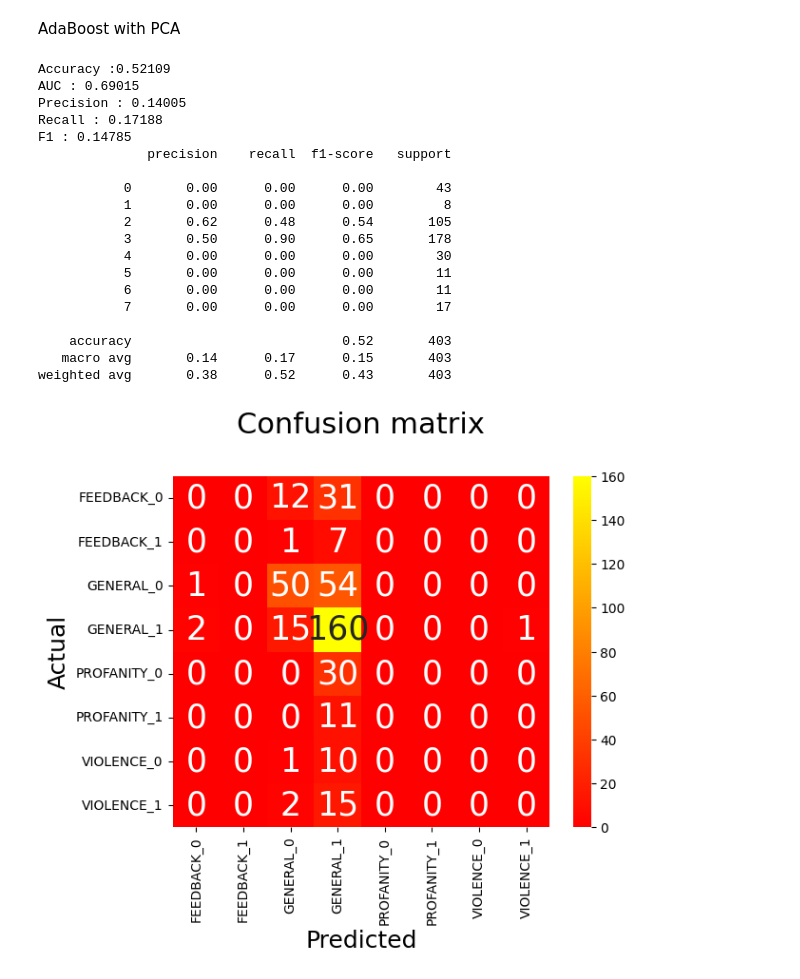
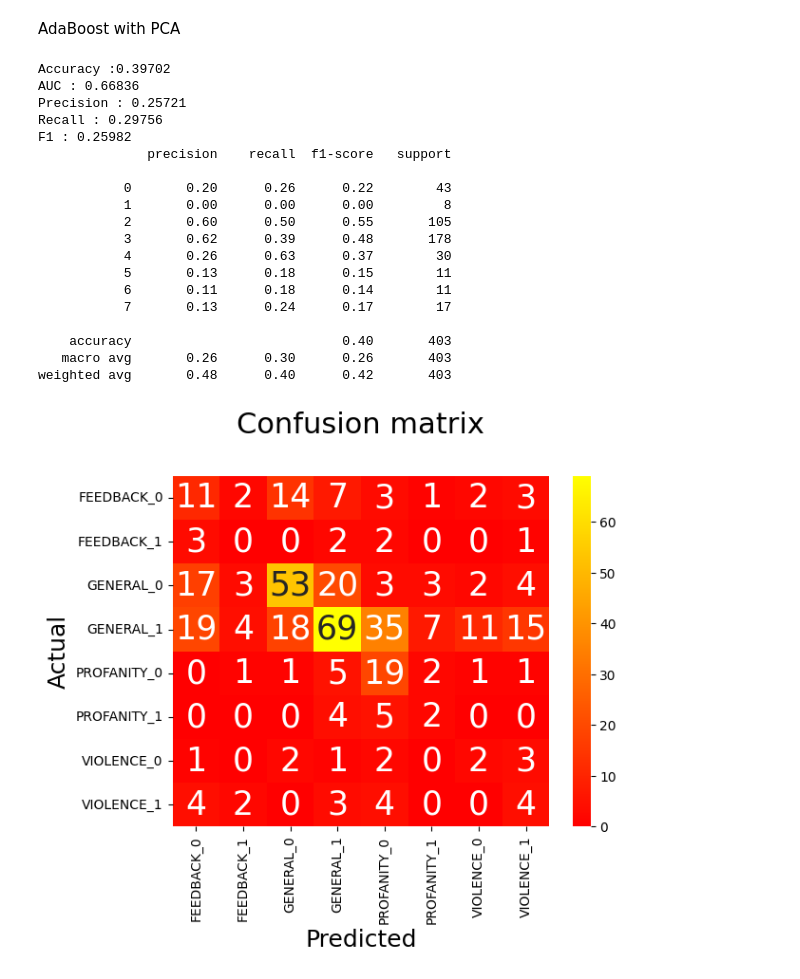
Before and after one commit to angeltamang123/Nepali-Hate-Sentiment-Detection, a Jupyter notebook: Project/Playground/Model_training_v2.ipynb, the cells around one changed output. Drawn from its saved outputs; the diff is of its cells as text; code cells hidden in the pictures.

```diff
--- a/Project/Playground/Model_training_v2.ipynb
+++ b/Project/Playground/Model_training_v2.ipynb
@@ -55,8 +55,13 @@ check Model_training_v1 to know target encodeding
 - VIOLENCE_0: 6
 - VIOLENCE_1: 7
 # %%
+from sklearn.utils.class_weight import compute_class_weight
+
+class_weights = compute_class_weight('balanced', classes=np.unique(y_train_word2vec), y=y_train_word2vec)
+class_weights_dict = dict(enumerate(class_weights))
+
 # Training SVC
 
-svc_model = SVC(probability=True)
+svc_model = SVC(probability=True, class_weight=class_weights_dict, random_state=42)
 svc_model.fit(X_train_word2vec,y_train_word2vec)
 # %% [output]
@@ -234,7 +244,7 @@ Shape of target labels (y): (4035,)
 # %%
 # Training SVC
 
-svc_model = SVC(probability=True)
+svc_model = SVC(probability=True, class_weight=class_weights_dict, random_state=42)
 svc_model.fit(X_train_word2vec,y_train_word2vec)
 
 # Scores of SVC
@@ -287,7 +297,7 @@ X_test_word2vec_pca_df = pd.DataFrame(X_test_word2vec_pca, columns=[f"PC{i+1}" f
 # %%
 # Training SVC_pca
 
-svc_model_pca = SVC(probability=True)
+svc_model_pca = SVC(probability=True, class_weight=class_weights_dict)
 svc_model_pca.fit(X_train_word2vec_pca,y_train_word2vec)
 
 # Scores of SVC_pca
@@ -319,8 +329,8 @@ weighted avg       0.33      0.44      0.27       403
 # %% [markdown]
 ADAboostClassifier
 # %%
-ada_classifier = AdaBoostClassifier(n_estimators=50, random_state=42)
-ada_classifier.fit(X_train_word2vec, y_train_word2vec)
+ada_classifier = AdaBoostClassifier(estimator=DecisionTreeClassifier(max_depth=2), n_estimators=100, random_state=42)
+ada_classifier.fit(X_train_word2vec, y_train_word2vec, sample_weight=[class_weights_dict[y] for y in y_train_word2vec])
 
 ada_classifier_pred= make_scores(ada_classifier, X_test_word2vec, y_test_word2vec)
 make_confusion_matrix(y_test_word2vec,ada_classifier_pred)
@@ -348,29 +358,29 @@ weighted avg       0.36      0.48      0.38       403
 # %% [markdown]
 AdaBoost with PCA
 # %%
-ada_classifier_pca = AdaBoostClassifier(n_estimators=50, random_state=42)
-ada_classifier_pca.fit(X_train_word2vec_pca, y_train_word2vec)
+ada_classifier_pca = AdaBoostClassifier(estimator=DecisionTreeClassifier(max_depth=2),n_estimators=100, random_state=42)
+ada_classifier_pca.fit(X_train_word2vec_pca, y_train_word2vec, sample_weight=[class_weights_dict[y] for y in y_train_word2vec])
 
 ada_classifier_pca_pred= make_scores(ada_classifier_pca, X_test_word2vec_pca, y_test_word2vec)
 make_confusion_matrix(y_test_word2vec,ada_classifier_pca_pred)
 # %% [output]
-Accuracy :0.52109
-AUC : 0.69015
-Precision : 0.14005
-Recall : 0.17188
-F1 : 0.14785
+Accuracy :0.39702
+AUC : 0.66836
+Precision : 0.25721
+Recall : 0.29756
+F1 : 0.25982
               precision    recall  f1-score   support
 
-           0       0.00      0.00      0.00        43
+           0       0.20      0.26      0.22        43
            1       0.00      0.00      0.00         8
-           2       0.62      0.48      0.54       105
-           3       0.50      0.90      0.65       178
-           4       0.00      0.00      0.00        30
-           5       0.00      0.00      0.00        11
-           6       0.00      0.00      0.00        11
-           7       0.00      0.00      0.00        17
+           2       0.60      0.50      0.55       105
+           3       0.62      0.39      0.48       178
+           4       0.26      0.63      0.37        30
+           5       0.13      0.18      0.15        11
+           6       0.11      0.18      0.14        11
+           7       0.13      0.24      0.17        17
 
-    accuracy                           0.52       403
-   macro avg       0.14      0.17      0.15       403
-weighted avg       0.38      0.52      0.43       403
+    accuracy                           0.40       403
+   macro avg       0.26      0.30      0.26       403
+weighted avg       0.48      0.40      0.42       403
-[figure, old version]
+[figure, new version]
```
Also changed, not shown: parts of 13 cells of this notebook.
